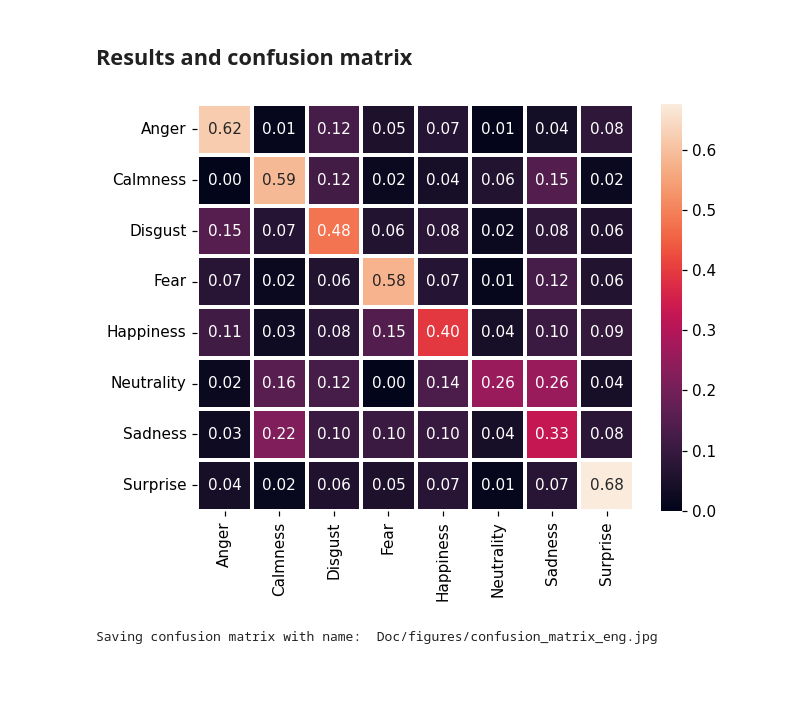
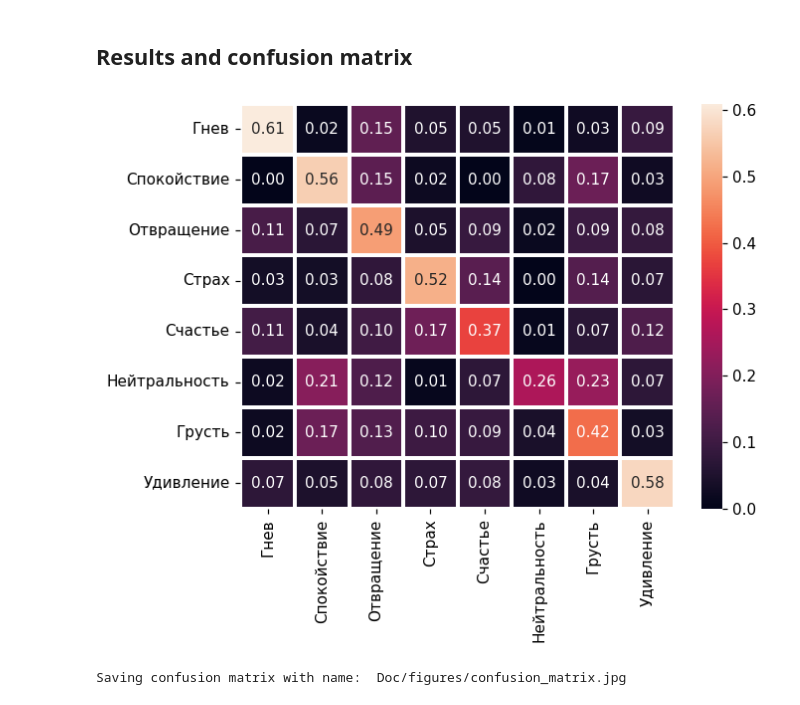
Before and after one commit to vortex2894/speech-emotion-recognition-system, a Jupyter notebook: ser-using-rbf-svm-and-delta-delta-mfcc.ipynb, the cells around one changed output. Cells and saved outputs as stored; diff of their text form; code cells hidden in the pictures; blank space fills up the shorter version.

```diff
--- a/ser-using-rbf-svm-and-delta-delta-mfcc.ipynb
+++ b/ser-using-rbf-svm-and-delta-delta-mfcc.ipynb
@@ -20,7 +20,7 @@ import model_training
 #                                     use_delta_mfcc=False,
 #                                     use_delta_delta_mfcc=True)
 # %%
-X, y, ID = data_loader.load_dataset(X_path='data/feature_mfcc_delta_delta_nfft_8192.csv',
-                                    y_path='data/y_labels_feature_mfcc_delta_delta_nfft_8192.csv',
-                                    ID_path='data/IDs_feature_mfcc_delta_delta_nfft_8192.csv')
+X, y, ID = data_loader.load_dataset(X_path='data/2023-11-08/feature_mfcc_34_delta_delta_nfft_4096.csv',
+                                    y_path='data/2023-11-08/y_labels_feature_34_mfcc_delta_delta_nfft_4096.csv',
+                                    ID_path='data/2023-11-08/IDs_feature_mfcc_34_delta_delta_nfft_4096.csv')
 # %% [output]
@@ -133,7 +134,7 @@ ax.view_init(35, 260)
 # %% [markdown]
 ## Results and confusion matrix
 # %%
-plotting_utils.plot_confusion_matrix_eng(y_test, y_true, y_pred)
+plotting_utils.plot_confusion_matrix(y_test, y_true, y_pred)
 # %% [output]
-[figure, old version]
+[figure, new version]
-Saving confusion matrix with name:  Doc/figures/confusion_matrix_eng.jpg
+Saving confusion matrix with name:  Doc/figures/confusion_matrix.jpg
```
Also changed, not shown: parts of 5 cells of this notebook, 27 other files.
